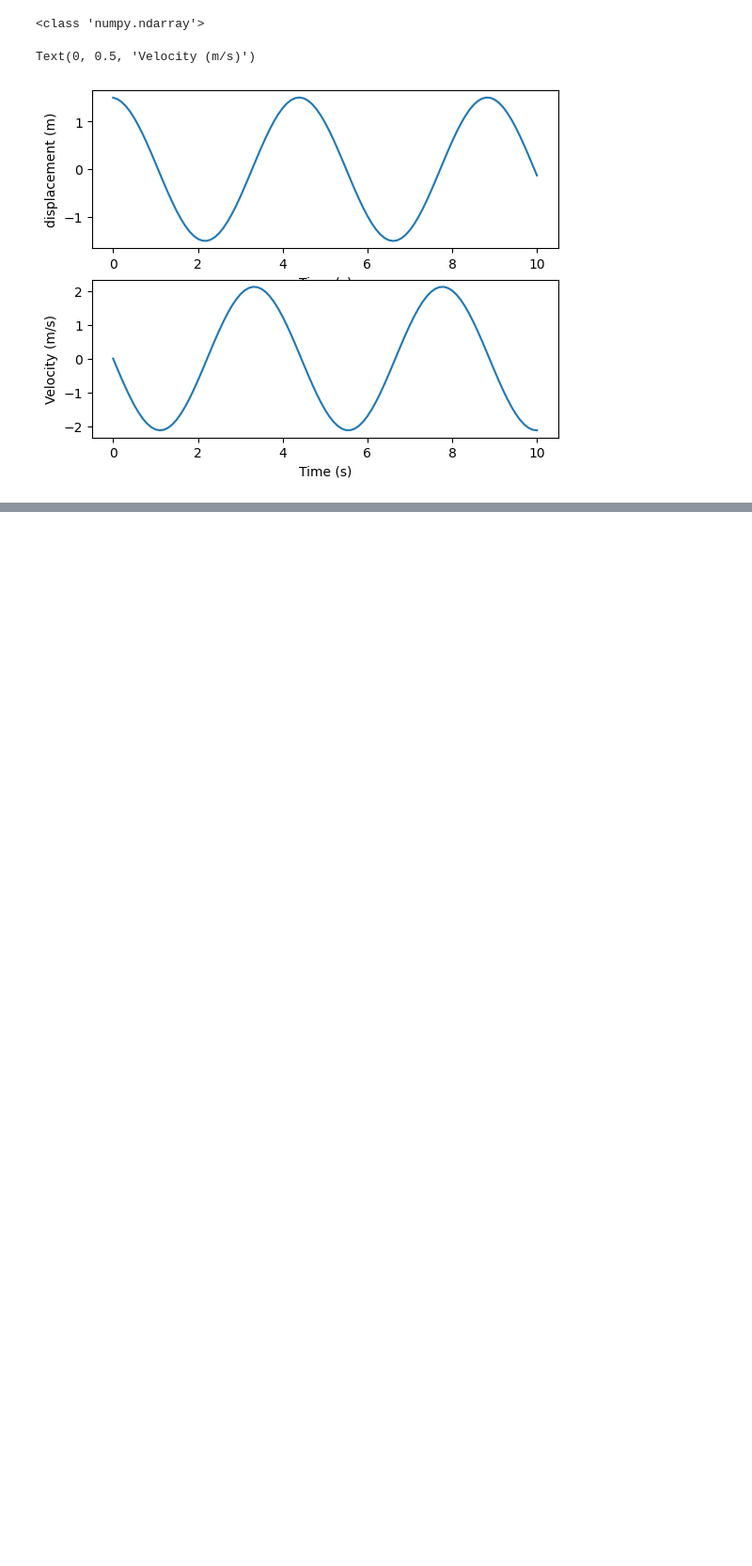
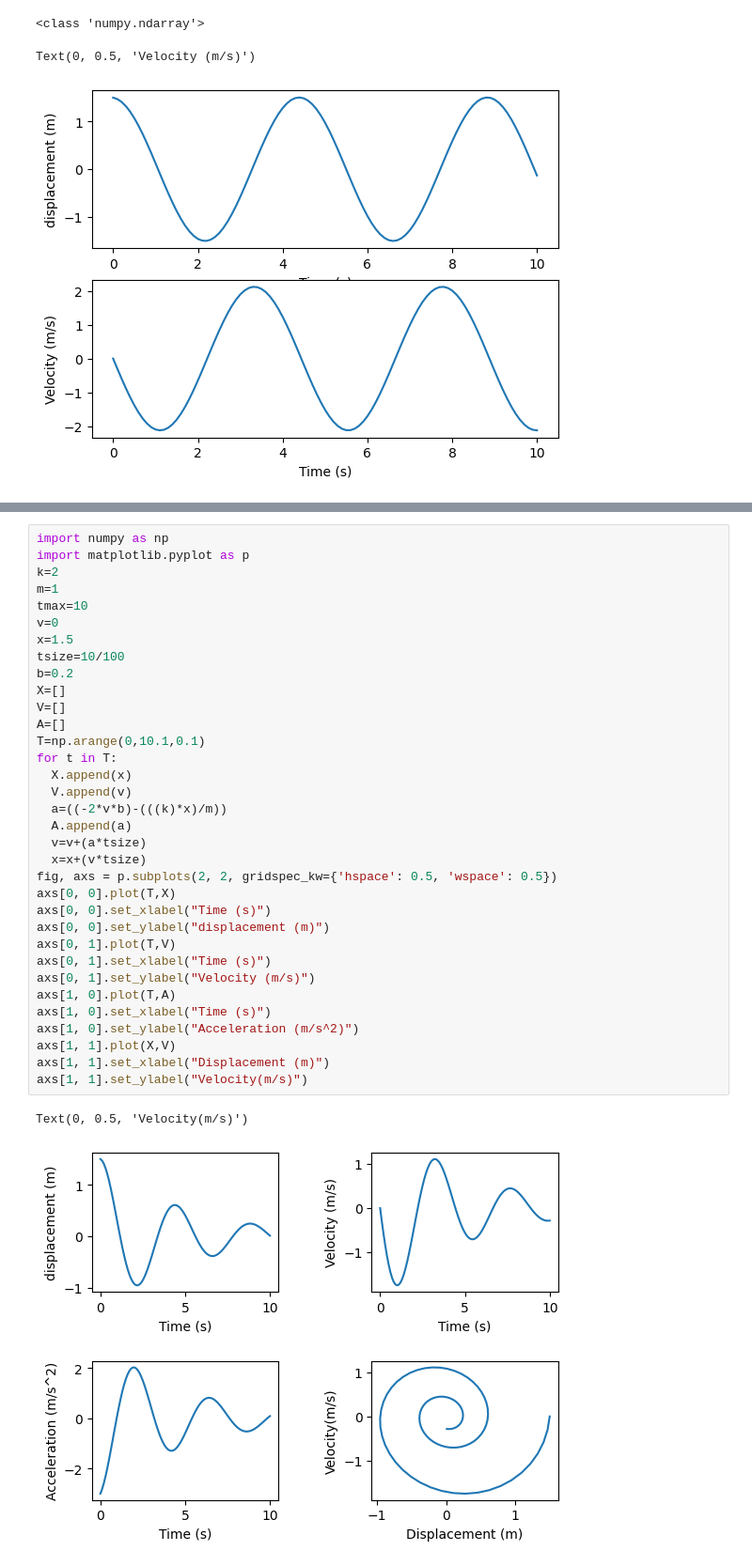
Before and after one commit to AbhinavKP01/Chatapp, a Jupyter notebook: simulation_lab.ipynb, the cells around one changed output, grey strips where cells are left out. Shown: that part at 94% size. Saved outputs shown, nothing was run; the diff lists cells and outputs as text; blank space fills up the shorter version.

```diff
--- a/simulation_lab.ipynb
+++ b/simulation_lab.ipynb
@@ -190,0 +185,37 @@ Text(0, 0.5, 'Velocity(m/s)')
+# %%
+import numpy as np
+import matplotlib.pyplot as p
+k=2
+m=1
+tmax=10
+v=0
+x=1.5
+tsize=10/100
+b=0.2
+X=[]
+V=[]
+A=[]
+T=np.arange(0,10.1,0.1)
+for t in T:
+  X.append(x)
+  V.append(v)
+  a=((-2*v*b)-(((k)*x)/m))
+  A.append(a)
+  v=v+(a*tsize)
+  x=x+(v*tsize)
+fig, axs = p.subplots(2, 2, gridspec_kw={'hspace': 0.5, 'wspace': 0.5})
+axs[0, 0].plot(T,X)
+axs[0, 0].set_xlabel("Time (s)")
+axs[0, 0].set_ylabel("displacement (m)")
+axs[0, 1].plot(T,V)
+axs[0, 1].set_xlabel("Time (s)")
+axs[0, 1].set_ylabel("Velocity (m/s)")
+axs[1, 0].plot(T,A)
+axs[1, 0].set_xlabel("Time (s)")
+axs[1, 0].set_ylabel("Acceleration (m/s^2)")
+axs[1, 1].plot(X,V)
+axs[1, 1].set_xlabel("Displacement (m)")
+axs[1, 1].set_ylabel("Velocity(m/s)")
+# %% [output]
+Text(0, 0.5, 'Velocity(m/s)')
+[figure, added]
```
Also changed, not shown: parts of 2 cells of this notebook.
